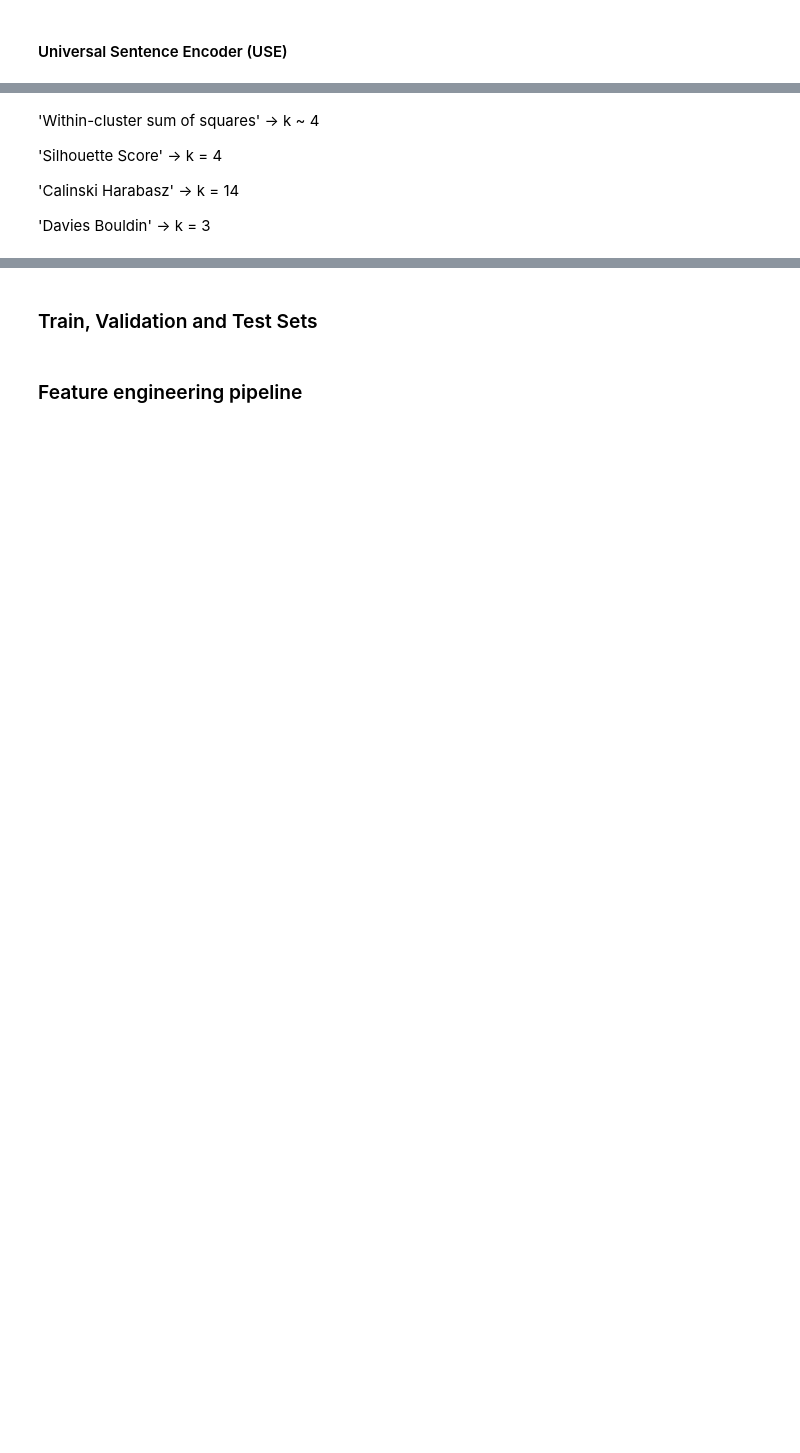
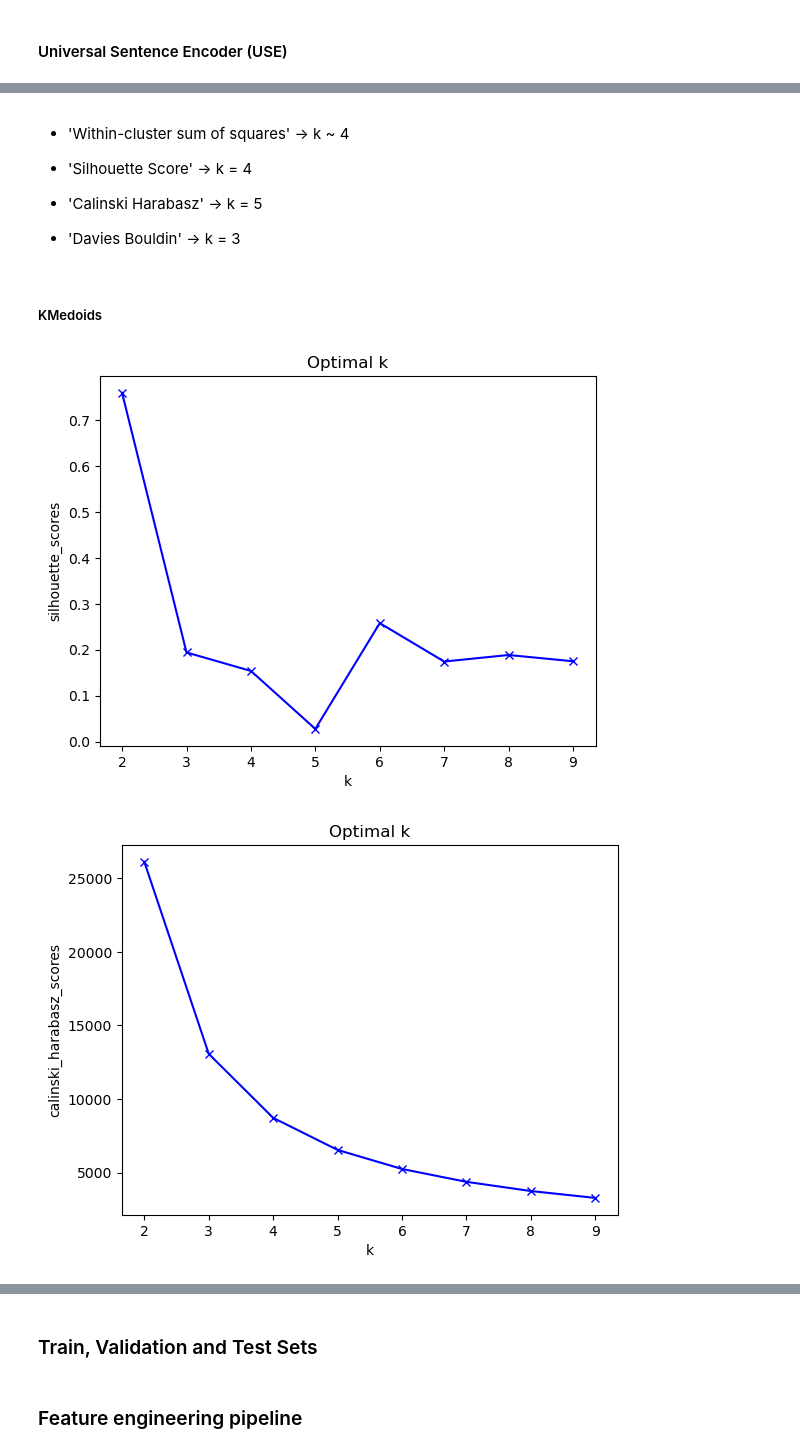
Before and after one commit to kwiatkowskaa/Location_Intelligence_Data_Clustering, a Jupyter notebook: FeatureEngineering.ipynb, the cells around one changed output, grey strips where cells are left out. Drawn from its saved outputs; the diff is of its cells as text; code cells hidden in the pictures; blank space fills up the shorter version.

```diff
--- a/FeatureEngineering.ipynb
+++ b/FeatureEngineering.ipynb
@@ -490,14 +483,14 @@ metrics_plots(df_geografics, max_k=15)
 # %% [markdown]
-'Within-cluster sum of squares' -> k ~ 4
+* 'Within-cluster sum of squares' -> k ~ 4
 
-'Silhouette Score' -> k = 4
+* 'Silhouette Score' -> k = 4
 
-'Calinski Harabasz' -> k = 14
+* 'Calinski Harabasz' -> k = 5
 
-'Davies Bouldin' -> k = 3
+* 'Davies Bouldin' -> k = 3
 # %%
-kmedoids = KMedoids(n_clusters=4, random_state=0)
-kmedoids.fit(df_geografics)
-y_kmedoids = kmedoids.predict(df_geografics)
-cent = kmedoids.cluster_centers_
-cent = pd.DataFrame(cent)
+# kmedoids = KMedoids(n_clusters=4, random_state=0)
+# kmedoids.fit(df_geografics)
+# y_kmedoids = kmedoids.predict(df_geografics)
+# cent = kmedoids.cluster_centers_
+# cent = pd.DataFrame(cent) how change this code so it will be
@@ -503,0 +514,38 @@ cent = pd.DataFrame(cent)
+# %% [markdown]
+##### KMedoids
+# %%
+def metrics_plots(X, max_k=10):
+    silhouette_scores = []
+    calinski_harabasz_scores = []
+    davies_bouldin_scores = []
+
+    distance_matrix = haversine_distances(np.radians(df[["longitude", "latitude"]]))
+    np.fill_diagonal(distance_matrix, 0)
+
+    for k in range(2, max_k):
+
+        kmedoids = KMedoids(n_clusters=k, metric='precomputed', random_state=42)
+        kmedoids.fit(distance_matrix)
+
+        labels = kmedoids.labels_
+
+        silhouette_scores.append(silhouette_score(distance_matrix, labels, metric='precomputed'))
+        calinski_harabasz_scores.append(calinski_harabasz_score(distance_matrix, labels))
+        davies_bouldin_scores.append(davies_bouldin_score(distance_matrix, labels))
+
+
+    list_scores = [silhouette_scores, calinski_harabasz_scores, davies_bouldin_scores]
+    list_title = ['silhouette_scores', 'calinski_harabasz_scores', 'davies_bouldin_scores']
+    for i in range(len(list_scores)):
+        x_ticks = list(range(2, len(list_scores[i]) + 2))
+        plt.plot(x_ticks, list_scores[i], 'bx-')
+        plt.xlabel('k')
+        plt.ylabel(list_title[i])
+        plt.title('Optimal k')
+        plt.show()
+# %%
+df_geografics  = df[["longitude", "latitude"]]
+metrics_plots(df_geografics, max_k=10)
+# %% [output]
+[figure, added]
+[figure, added]
```
Also changed, not shown: parts of 46 cells of this notebook, 1 other file.
